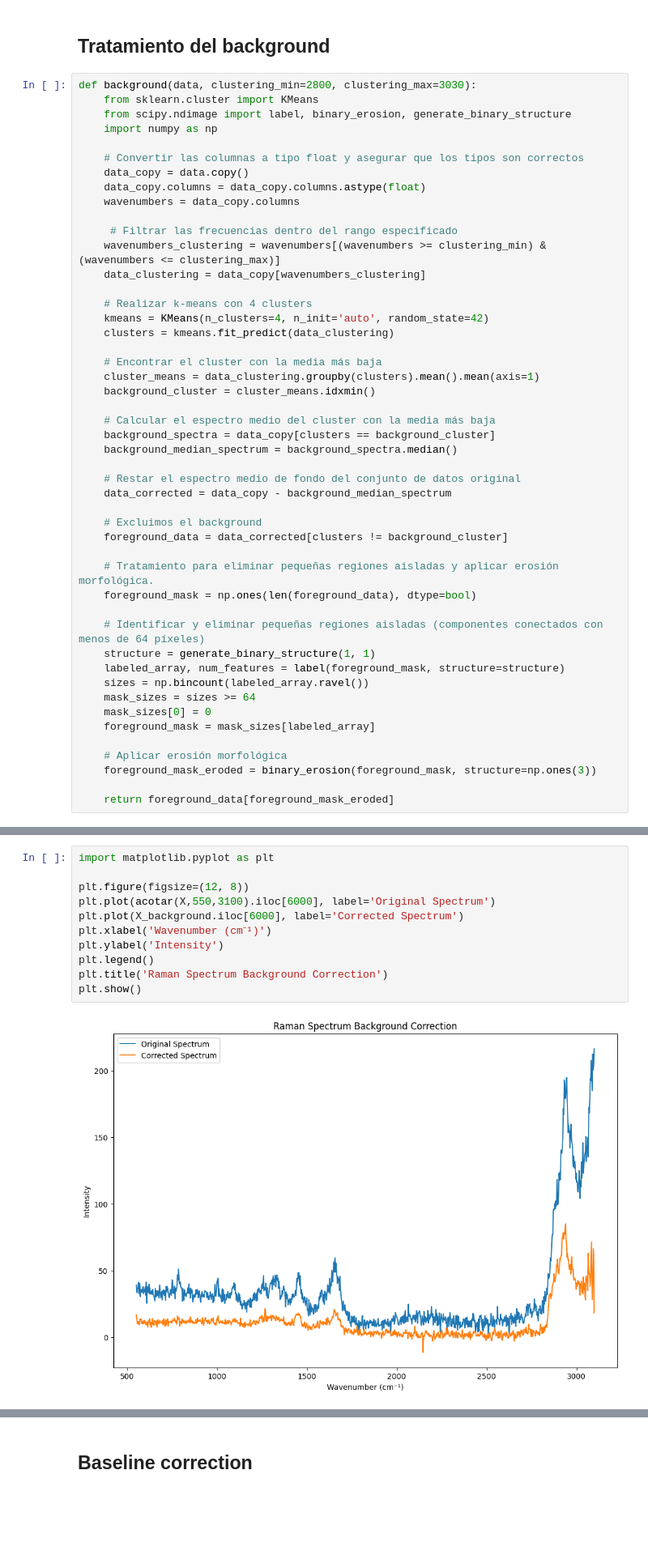
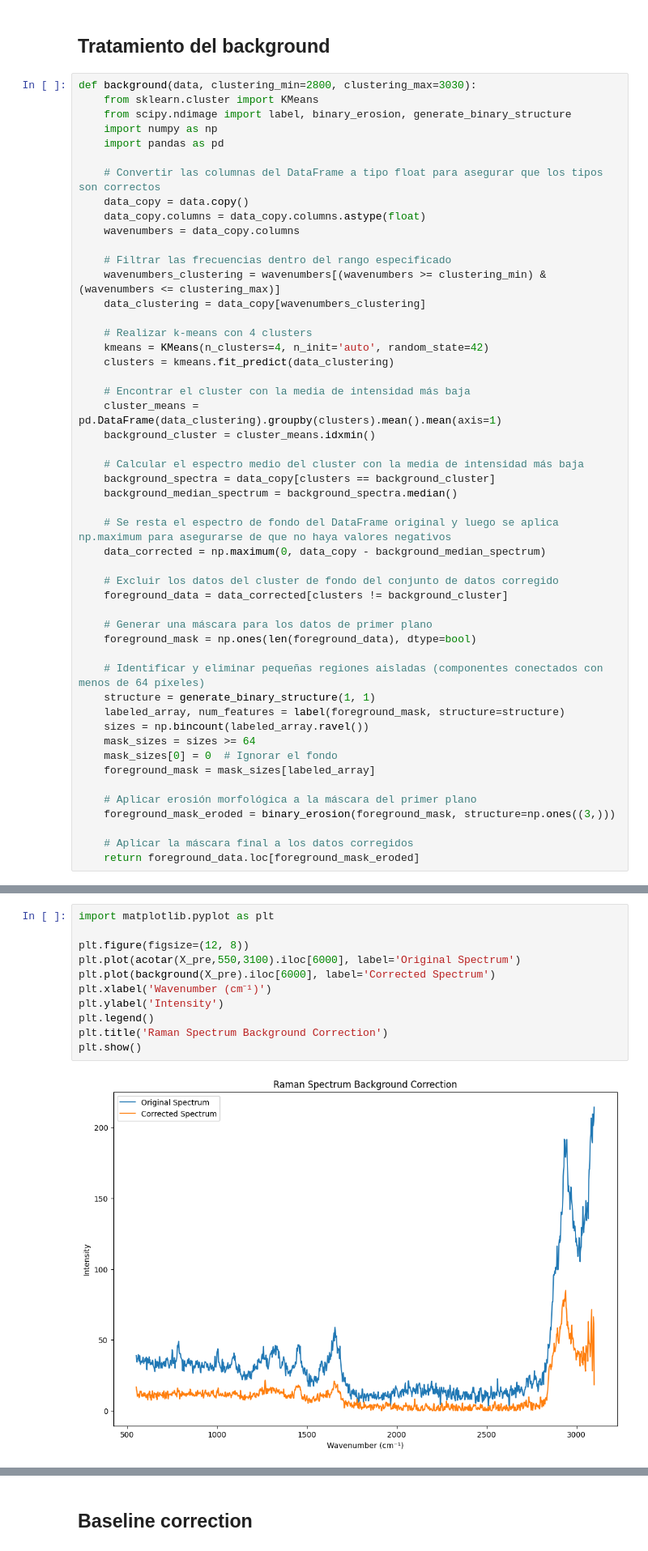
Before and after one commit to dcalonge/TFM, a Jupyter notebook: tfm.ipynb, the cells around one changed output, grey strips where cells are left out. Shown at 81% size. Cells and saved outputs as stored; diff of their text form; blank space fills up the shorter version.

```diff
--- a/tfm.ipynb
+++ b/tfm.ipynb
@@ -86,13 +101,14 @@ def background(data, clustering_min=2800, clustering_max=3030):
     from sklearn.cluster import KMeans
     from scipy.ndimage import label, binary_erosion, generate_binary_structure
     import numpy as np
+    import pandas as pd
 
-    # Convertir las columnas a tipo float y asegurar que los tipos son correctos
+    # Convertir las columnas del DataFrame a tipo float para asegurar que los tipos son correctos
     data_copy = data.copy()
     data_copy.columns = data_copy.columns.astype(float)
     wavenumbers = data_copy.columns
 
-     # Filtrar las frecuencias dentro del rango especificado
+    # Filtrar las frecuencias dentro del rango especificado
     wavenumbers_clustering = wavenumbers[(wavenumbers >= clustering_min) & (wavenumbers <= clustering_max)]
     data_clustering = data_copy[wavenumbers_clustering]
 
@@ -100,21 +116,21 @@ def background(data, clustering_min=2800, clustering_max=3030):
     kmeans = KMeans(n_clusters=4, n_init='auto', random_state=42)
     clusters = kmeans.fit_predict(data_clustering)
 
-    # Encontrar el cluster con la media más baja
-    cluster_means = data_clustering.groupby(clusters).mean().mean(axis=1)
+    # Encontrar el cluster con la media de intensidad más baja
+    cluster_means = pd.DataFrame(data_clustering).groupby(clusters).mean().mean(axis=1)
     background_cluster = cluster_means.idxmin()
 
-    # Calcular el espectro medio del cluster con la media más baja
+    # Calcular el espectro medio del cluster con la media de intensidad más baja
     background_spectra = data_copy[clusters == background_cluster]
     background_median_spectrum = background_spectra.median()
 
-    # Restar el espectro medio de fondo del conjunto de datos original
-    data_corrected = data_copy - background_median_spectrum
+    # Se resta el espectro de fondo del DataFrame original y luego se aplica np.maximum para asegurarse de que no haya valores negativos
+    data_corrected = np.maximum(0, data_copy - background_median_spectrum)
 
-    # Excluimos el background
+    # Excluir los datos del cluster de fondo del conjunto de datos corregido
     foreground_data = data_corrected[clusters != background_cluster]
 
-    # Tratamiento para eliminar pequeñas regiones aisladas y aplicar erosión morfológica.
+    # Generar una máscara para los datos de primer plano
     foreground_mask = np.ones(len(foreground_data), dtype=bool)
 
     # Identificar y eliminar pequeñas regiones aisladas (componentes conectados con menos de 64 píxeles)
@@ -122,10 +138,11 @@ def background(data, clustering_min=2800, clustering_max=3030):
     labeled_array, num_features = label(foreground_mask, structure=structure)
     sizes = np.bincount(labeled_array.ravel())
     mask_sizes = sizes >= 64
-    mask_sizes[0] = 0
+    mask_sizes[0] = 0  # Ignorar el fondo
     foreground_mask = mask_sizes[labeled_array]
 
-    # Aplicar erosión morfológica
-    foreground_mask_eroded = binary_erosion(foreground_mask, structure=np.ones(3))
+    # Aplicar erosión morfológica a la máscara del primer plano
+    foreground_mask_eroded = binary_erosion(foreground_mask, structure=np.ones((3,)))
 
-    return foreground_data[foreground_mask_eroded]
+    # Aplicar la máscara final a los datos corregidos
+    return foreground_data.loc[foreground_mask_eroded]
@@ -134,14 +149,14 @@ X_background = background(X_pre)
 # %%
 import matplotlib.pyplot as plt
 
 plt.figure(figsize=(12, 8))
-plt.plot(acotar(X,550,3100).iloc[6000], label='Original Spectrum')
-plt.plot(X_background.iloc[6000], label='Corrected Spectrum')
+plt.plot(acotar(X_pre,550,3100).iloc[6000], label='Original Spectrum')
+plt.plot(background(X_pre).iloc[6000], label='Corrected Spectrum')
 plt.xlabel('Wavenumber (cm⁻¹)')
 plt.ylabel('Intensity')
 plt.legend()
 plt.title('Raman Spectrum Background Correction')
 plt.show()
 # %% [output]
-[figure, old version]
+[figure, new version]
 # %% [markdown]
```
Also changed, not shown: parts of 46 cells of this notebook.
